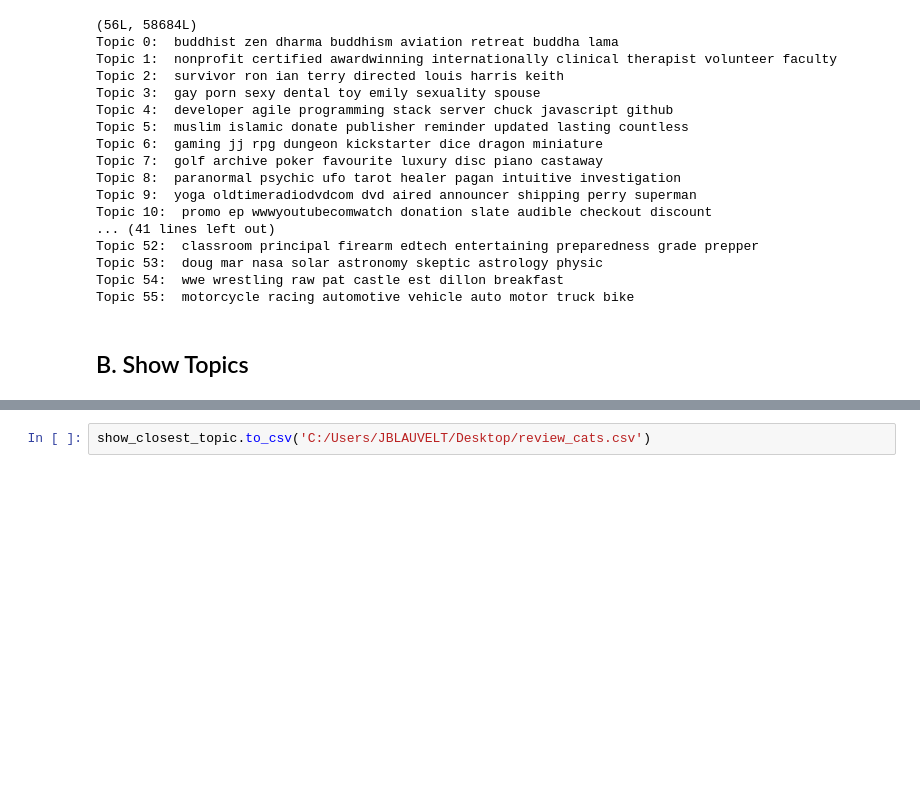
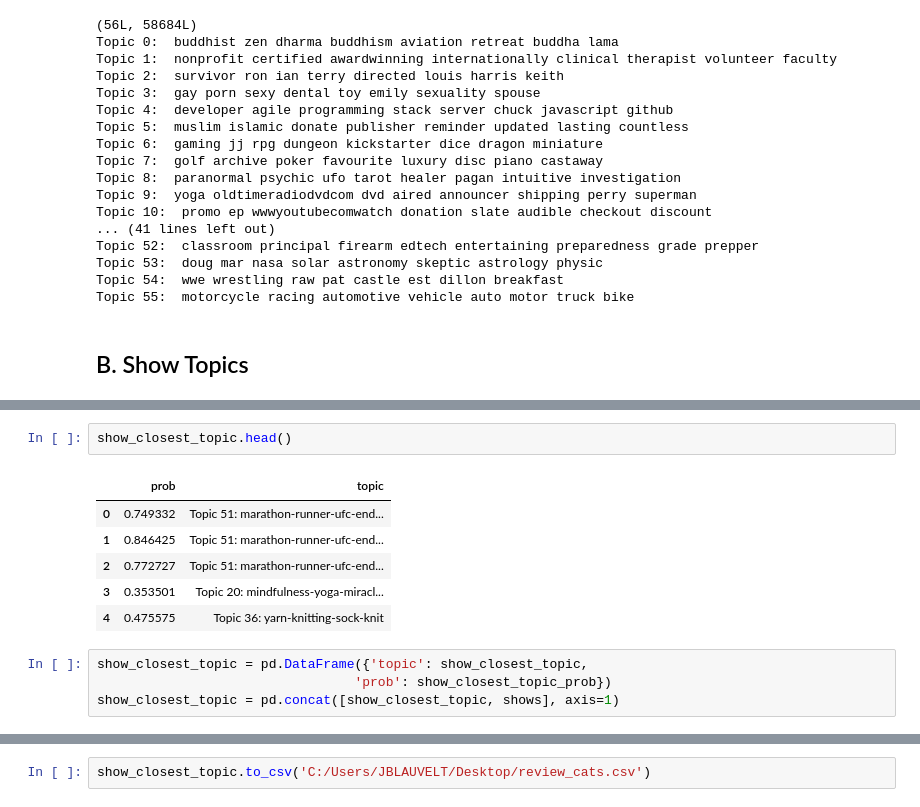
Before and after one commit to jablauvelt/podcast_micro_categories, a Jupyter notebook: notebooks/LDA.ipynb, the cells around one changed output, grey strips where cells are left out. Saved outputs shown, nothing was run; the diff lists cells and outputs as text; blank space fills up the shorter version.

```diff
--- a/notebooks/LDA.ipynb
+++ b/notebooks/LDA.ipynb
@@ -201,3 +208,16 @@ show_closest_topic = pd.concat([show_closest_topic, shows], axis=1)
+# %%
+show_closest_topic.head()
+# %% [output]
+|  | prob | topic |
+| 0 | 0.749332 | Topic 51: marathon-runner-ufc-end... |
+| 1 | 0.846425 | Topic 51: marathon-runner-ufc-end... |
+| 2 | 0.772727 | Topic 51: marathon-runner-ufc-end... |
+| 3 | 0.353501 | Topic 20: mindfulness-yoga-miracl... |
+| 4 | 0.475575 | Topic 36: yarn-knitting-sock-knit |
+# %%
+show_closest_topic = pd.DataFrame({'topic': show_closest_topic,
+                                 'prob': show_closest_topic_prob})
+show_closest_topic = pd.concat([show_closest_topic, shows], axis=1)
 # %%
 show_closest_topic
 # %% [output]
```
Also changed, not shown: parts of 12 cells of this notebook, 5 other files.
